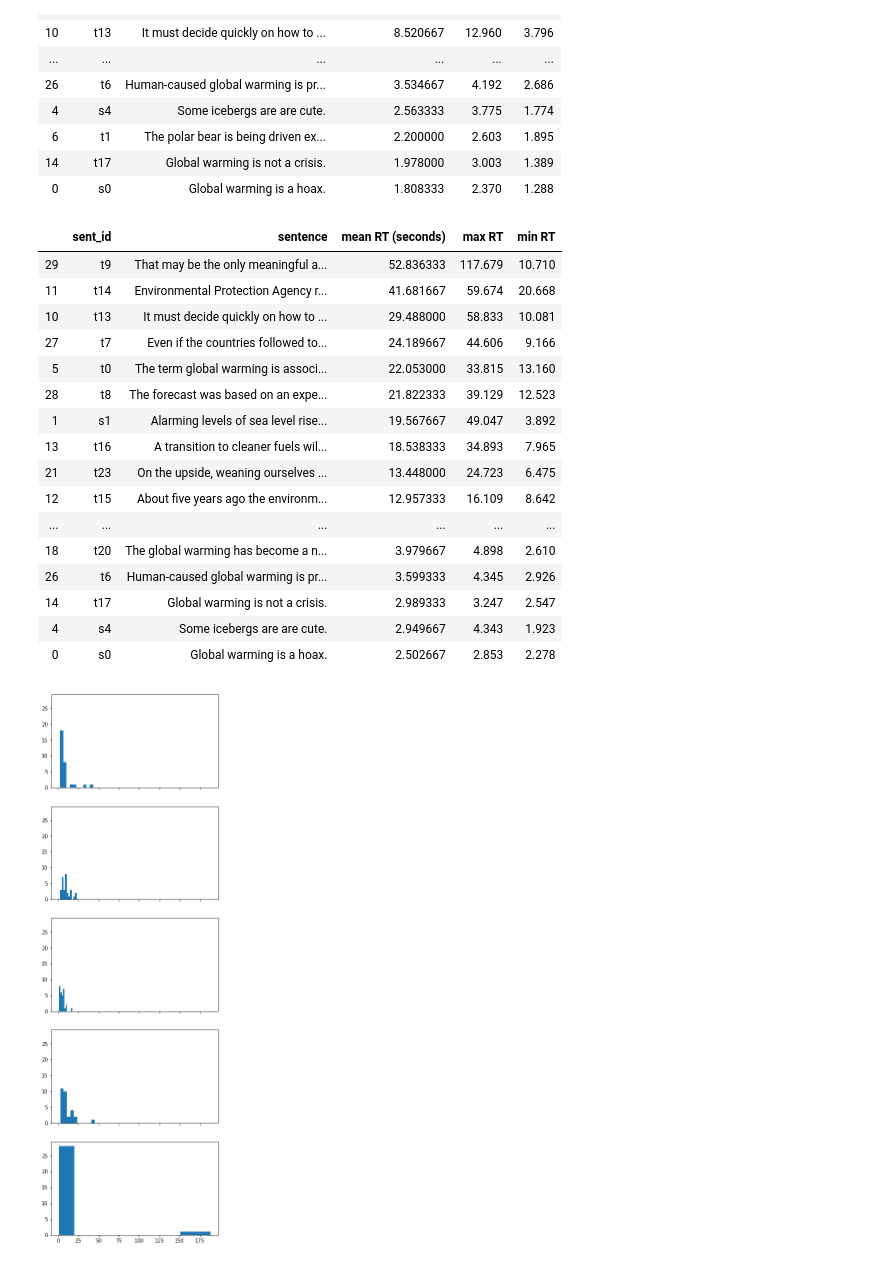
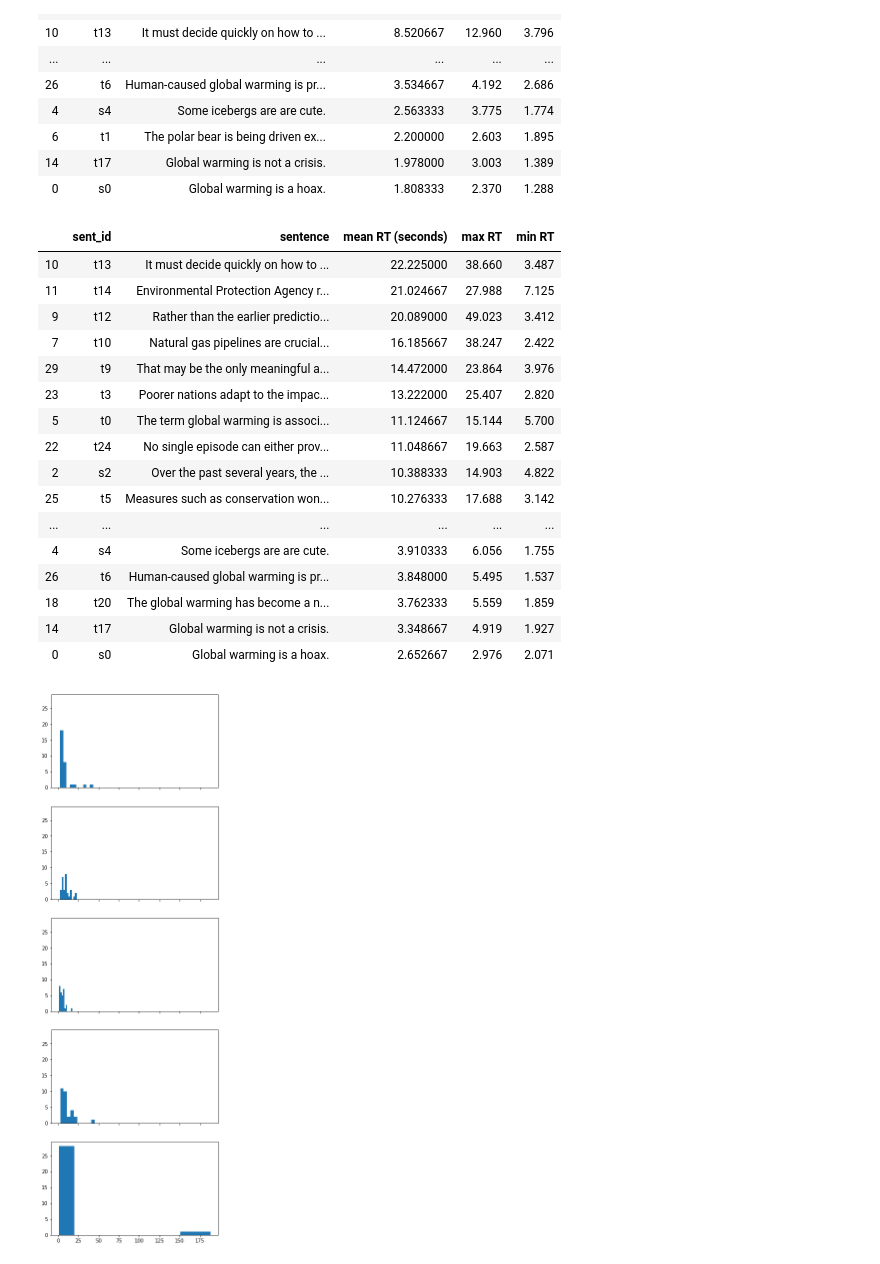
Before and after one commit to yiweiluo/GWStance, a Jupyter notebook: cc_stance/MTurk_results/Inter-annotator agreements.ipynb, the cells around one changed output. Drawn from its saved outputs; the diff is of its cells as text; code cells hidden in the pictures.

```diff
--- a/cc_stance/MTurk_results/Inter-annotator agreements.ipynb
+++ b/cc_stance/MTurk_results/Inter-annotator agreements.ipynb
@@ -3,7 +3,7 @@ import pandas as pd
 import numpy as np
 # %%
 MTURK_RES_DIR = "/Users/yiweiluo/mturk_tools/Submiterator/projectfiles/"
-PILOTS = [0,1,2]
+PILOTS = [0,1,2,3]
 PILOT_DIRS = {pilot_no: "cc_stance_LIVE_pilot_{}/".format(pilot_no) for pilot_no in PILOTS}
 # %% [markdown]
 Pilot 1: Changed target to "Climate change/global warming is a serious concern."
@@ -29,6 +31,7 @@ for ix in range(0,270,9):
         line_chunk = line_chunk[:-1]
     TRIAL_SENTS[1].append(json.loads(line_chunk))
     TRIAL_SENTS[2].append(json.loads(line_chunk))
+    TRIAL_SENTS[3].append(json.loads(line_chunk))
 # %%
 sent_id_to_sent = {pilot_no: {x['sent_id']:x['sentence'] for x in TRIAL_SENTS[pilot_no]}
                    for pilot_no in PILOTS}
@@ -179,25 +183,25 @@ RT_dists[1]
 | 14 | t17 | Global warming is not a crisis. | 1.978000 | 3.003 | 1.389 |
 | 0 | s0 | Global warming is a hoax. | 1.808333 | 2.370 | 1.288 |
 # %%
-RT_dists[2]
+RT_dists[3]
 # %% [output]
 |  | sent_id | sentence | mean RT (seconds) | max RT | min RT |
-| 29 | t9 | That may be the only meaningful a... | 52.836333 | 117.679 | 10.710 |
-| 11 | t14 | Environmental Protection Agency r... | 41.681667 | 59.674 | 20.668 |
-| 10 | t13 | It must decide quickly on how to ... | 29.488000 | 58.833 | 10.081 |
-| 27 | t7 | Even if the countries followed to... | 24.189667 | 44.606 | 9.166 |
-| 5 | t0 | The term global warming is associ... | 22.053000 | 33.815 | 13.160 |
-| 28 | t8 | The forecast was based on an expe... | 21.822333 | 39.129 | 12.523 |
-| 1 | s1 | Alarming levels of sea level rise... | 19.567667 | 49.047 | 3.892 |
-| 13 | t16 | A transition to cleaner fuels wil... | 18.538333 | 34.893 | 7.965 |
-| 21 | t23 | On the upside, weaning ourselves ... | 13.448000 | 24.723 | 6.475 |
-| 12 | t15 | About five years ago the environm... | 12.957333 | 16.109 | 8.642 |
+| 10 | t13 | It must decide quickly on how to ... | 22.225000 | 38.660 | 3.487 |
+| 11 | t14 | Environmental Protection Agency r... | 21.024667 | 27.988 | 7.125 |
+| 9 | t12 | Rather than the earlier predictio... | 20.089000 | 49.023 | 3.412 |
+| 7 | t10 | Natural gas pipelines are crucial... | 16.185667 | 38.247 | 2.422 |
+| 29 | t9 | That may be the only meaningful a... | 14.472000 | 23.864 | 3.976 |
+| 23 | t3 | Poorer nations adapt to the impac... | 13.222000 | 25.407 | 2.820 |
+| 5 | t0 | The term global warming is associ... | 11.124667 | 15.144 | 5.700 |
+| 22 | t24 | No single episode can either prov... | 11.048667 | 19.663 | 2.587 |
+| 2 | s2 | Over the past several years, the ... | 10.388333 | 14.903 | 4.822 |
+| 25 | t5 | Measures such as conservation won... | 10.276333 | 17.688 | 3.142 |
 | ... | ... | ... | ... | ... | ... |
-| 18 | t20 | The global warming has become a n... | 3.979667 | 4.898 | 2.610 |
-| 26 | t6 | Human-caused global warming is pr... | 3.599333 | 4.345 | 2.926 |
-| 14 | t17 | Global warming is not a crisis. | 2.989333 | 3.247 | 2.547 |
-| 4 | s4 | Some icebergs are are cute. | 2.949667 | 4.343 | 1.923 |
-| 0 | s0 | Global warming is a hoax. | 2.502667 | 2.853 | 2.278 |
+| 4 | s4 | Some icebergs are are cute. | 3.910333 | 6.056 | 1.755 |
+| 26 | t6 | Human-caused global warming is pr... | 3.848000 | 5.495 | 1.537 |
+| 18 | t20 | The global warming has become a n... | 3.762333 | 5.559 | 1.859 |
+| 14 | t17 | Global warming is not a crisis. | 3.348667 | 4.919 | 1.927 |
+| 0 | s0 | Global warming is a hoax. | 2.652667 | 2.976 | 2.071 |
 # %%
 # Pilot 0
 fig,ax_list = plt.subplots(5,1,figsize=(6,20),sharey=True,sharex=True)
```
Also changed, not shown: parts of 41 cells of this notebook, 1 other file.
